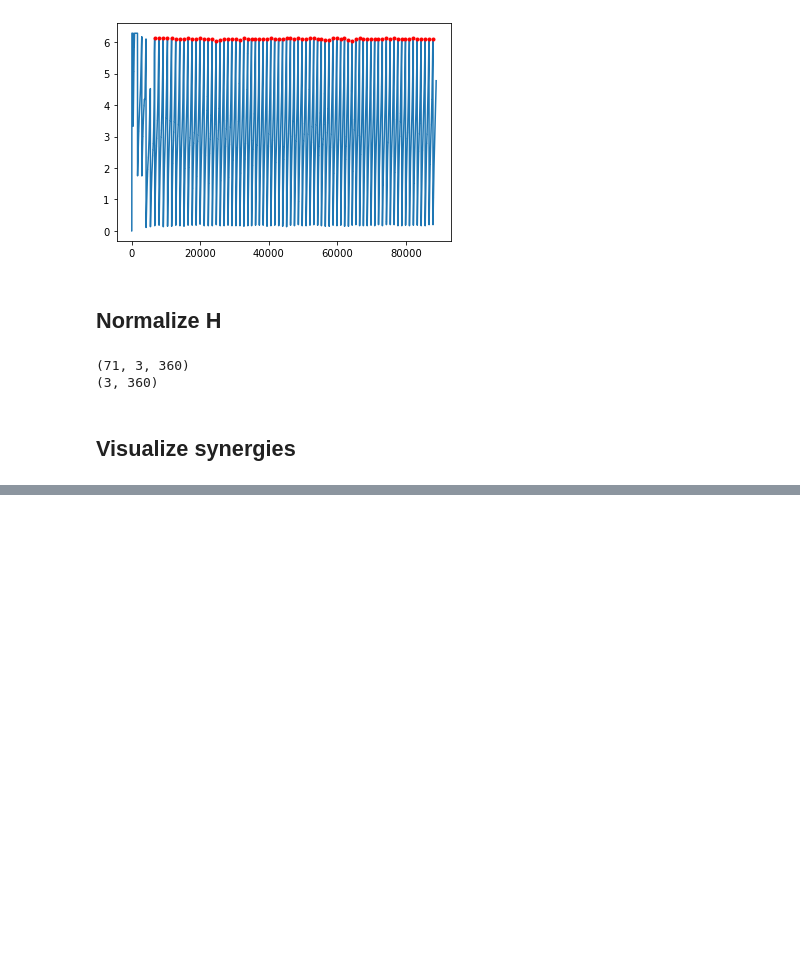
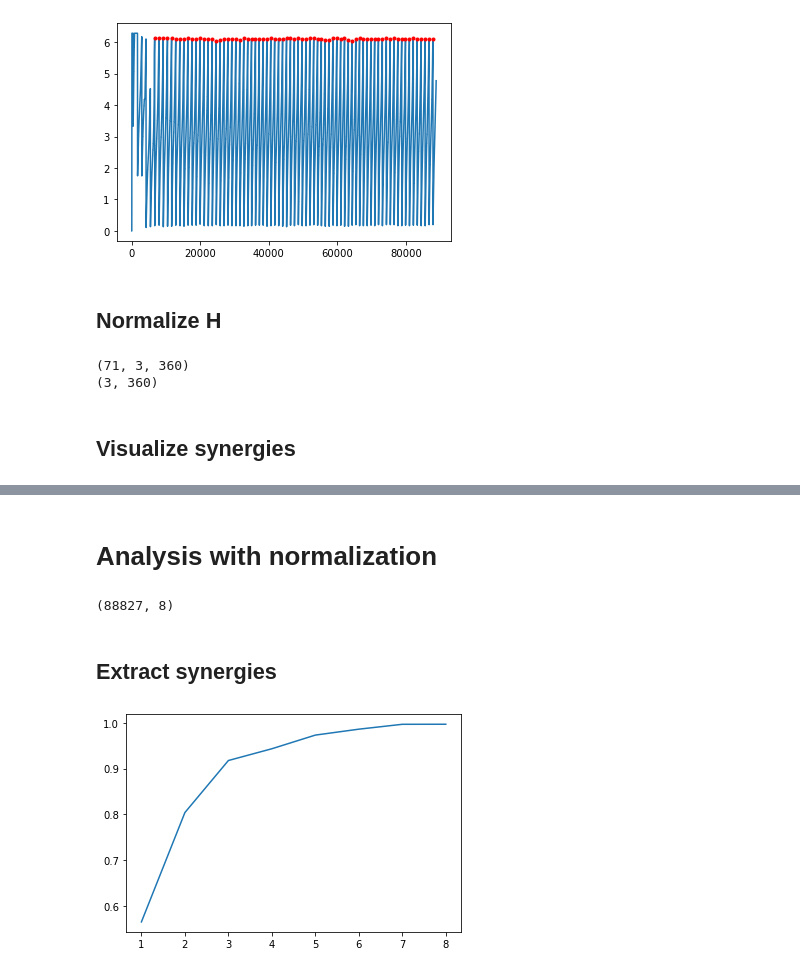
Before and after one commit to SmRanaldi/NeuralEngineeringClass, a Jupyter notebook: material/notebooks/D08.ipynb, the cells around one changed output, grey strips where cells are left out. Cells and saved outputs as stored; diff of their text form; code cells hidden in the pictures; blank space fills up the shorter version.

```diff
--- a/material/notebooks/D08.ipynb
+++ b/material/notebooks/D08.ipynb
@@ -169,0 +172,37 @@ plt.show()
+# %% [markdown]
+# Analysis with normalization
+# %%
+pk_values = []
+for i0, i1 in zip(pk_locs[:-1], pk_locs[1:]):
+    pk_values.append(np.max(env[i0:i1,:], axis=0))
+pk_values = np.asarray(pk_values)
+norm_factors = np.median(pk_values, axis=0)
+env_norm = np.asarray([env[:,i]/norm_factors[i] for i in range(n_muscles)]).transpose()
+print(env_norm.shape)
+# %% [output]
+(88827, 8)
+# %% [markdown]
+## Extract synergies
+# %%
+nmf_options = {
+    'solver': 'mu',
+    'max_iter': 500,
+    'init': 'random'
+}
+W = []
+H = []
+rec = []
+VAF_tot = []
+for i in range(1,n_muscles+1):
+    nmf = NMF(n_components=i, **nmf_options)
+    H.append(nmf.fit_transform(env_norm).transpose())
+    W.append(nmf.components_.transpose())
+    rec.append((W[-1]@H[-1]).transpose())
+    VAF_tot.append(VAF(env_norm, rec[-1]))
+
+VAF_tot = np.asarray(VAF_tot)
+plt.figure()
+plt.plot(np.linspace(1,n_muscles,n_muscles), VAF_tot)
+plt.show()
+# %% [output]
+[figure, added]
```
Also changed, not shown: parts of 9 cells of this notebook.
